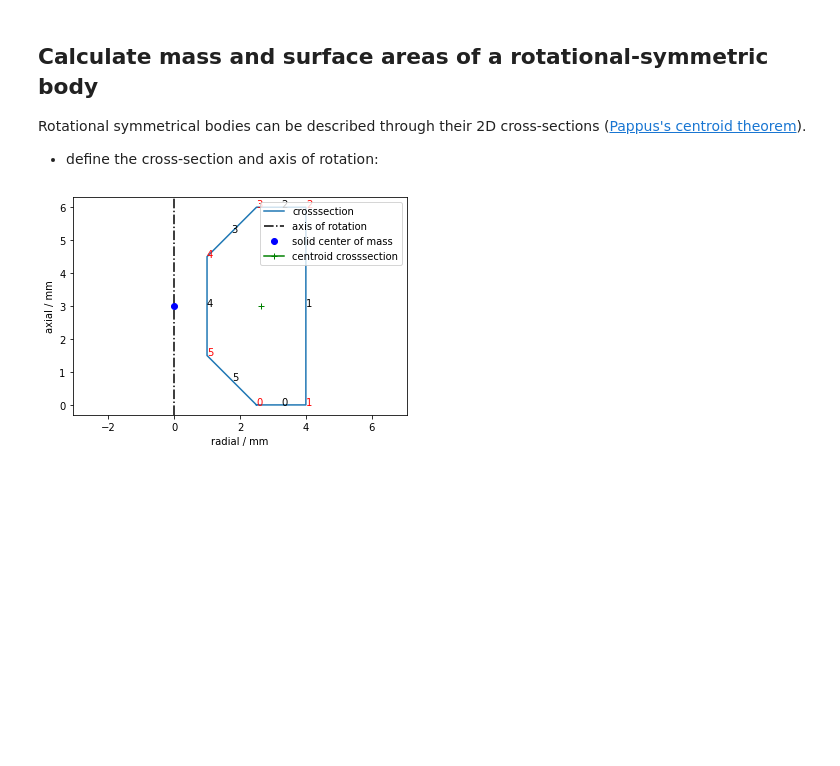
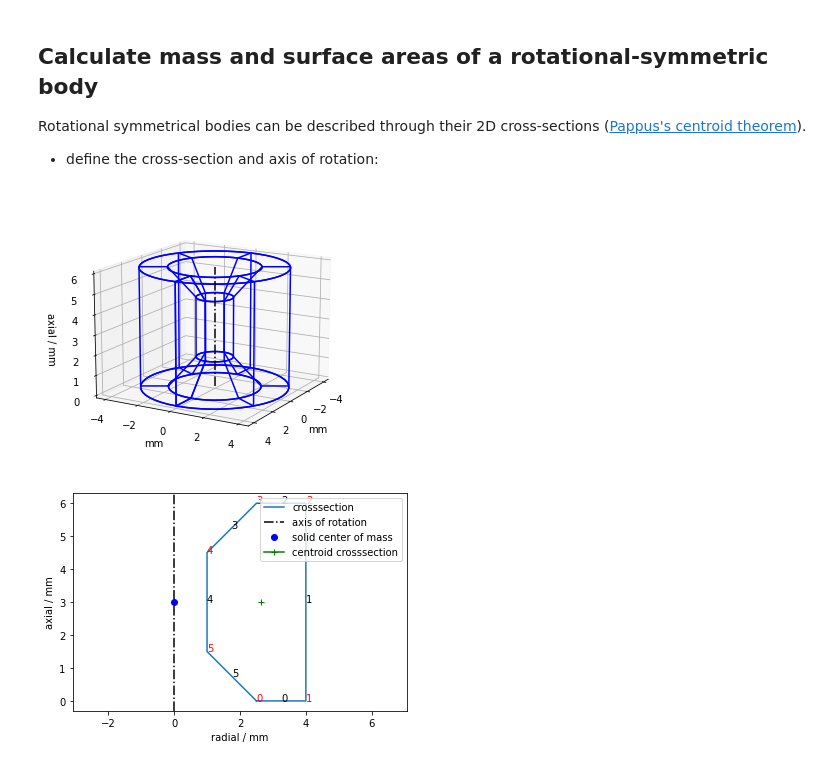
Before and after one commit to gerritnowald/polygon, a Jupyter notebook: examples/examples.ipynb, the cells around one changed output. Cells and saved outputs as stored; diff of their text form; code cells hidden in the pictures; blank space fills up the shorter version.

Commit message:
added 3d plot to class

```diff
--- a/examples/examples.ipynb
+++ b/examples/examples.ipynb
@@ -111,6 +111,19 @@ Vertices = [
 ]
 
 socket = polygon(Vertices, axis=1)
+# %%
+plt.figure()
+socket.plot3d('b-', Ncross = 6, rotAx = True)
+plt.gca().view_init(azim=30, elev=15)
+# socket.plotCenterMass('bo', label='solid center of mass')
+# plt.legend()
+plt.xlabel('mm')
+plt.ylabel('mm')
+plt.gca().set_zlabel('axial / mm')
+plt.tight_layout()
+plt.show()
+# %% [output]
+[figure, added]
 # %%
 plt.figure()
 socket.plot(numbers=True, label='crosssection')
```
Also changed, not shown: parts of 5 cells of this notebook, 2 other files.
